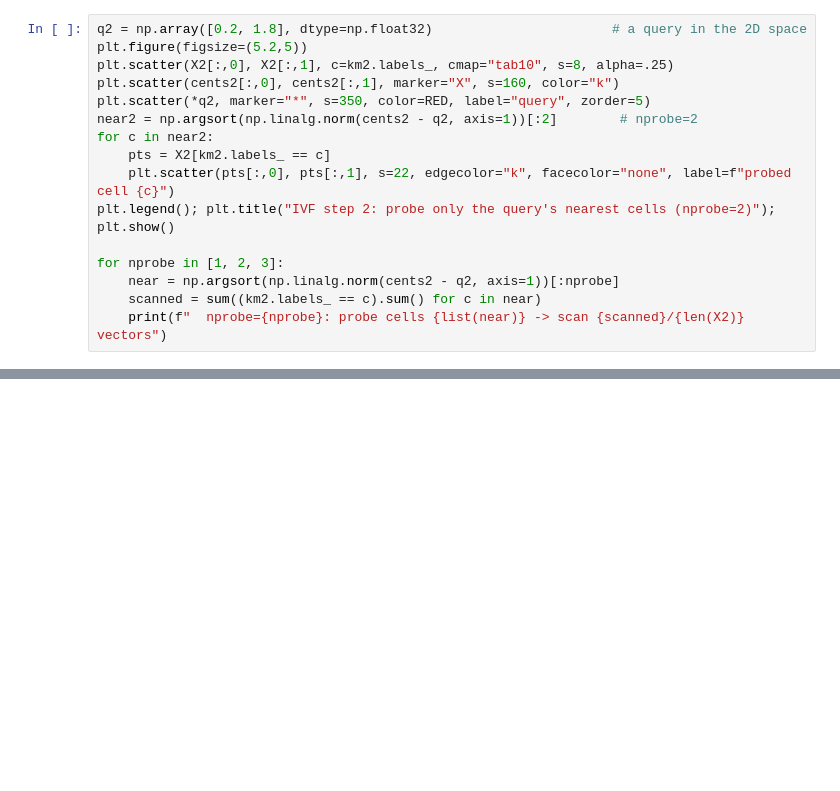
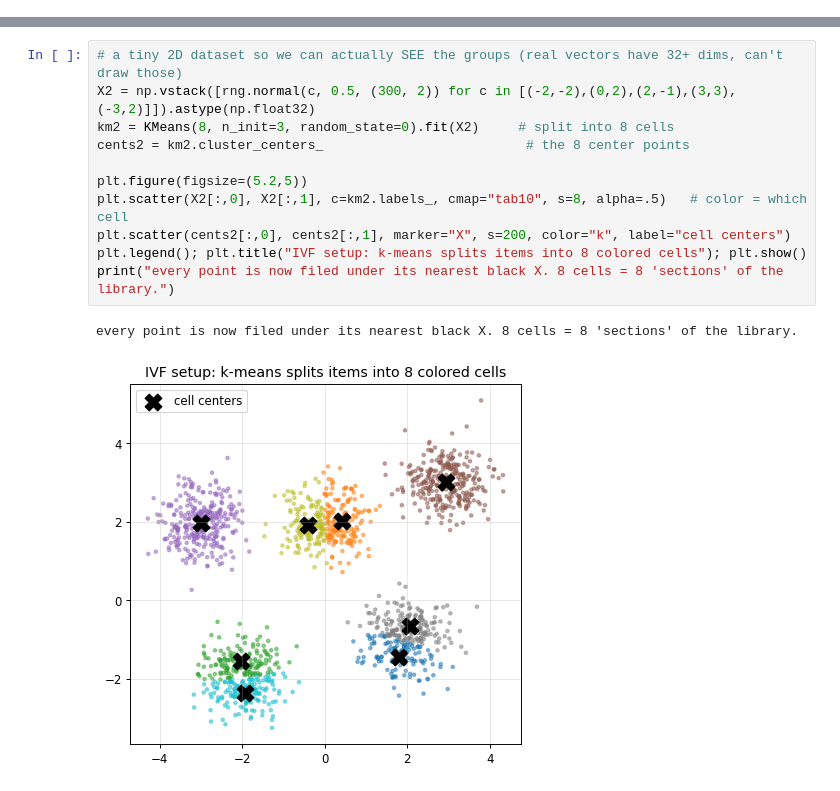
Before and after one commit to niamleeson/ml-math, a Jupyter notebook: afp/notebooks/M13-ann-vector-search.ipynb, the cells around one changed output, grey strips where cells are left out. Cells and saved outputs as stored; diff of their text form; blank space fills up the shorter version.

```diff
--- a/afp/notebooks/M13-ann-vector-search.ipynb
+++ b/afp/notebooks/M13-ann-vector-search.ipynb
@@ -132,16 +0,0 @@ recall, higher latency. Watch how much gets scanned as `nprobe` grows.
-# %%
-q2 = np.array([0.2, 1.8], dtype=np.float32)                       # a query in the 2D space
-plt.figure(figsize=(5.2,5))
-plt.scatter(X2[:,0], X2[:,1], c=km2.labels_, cmap="tab10", s=8, alpha=.25)
-plt.scatter(cents2[:,0], cents2[:,1], marker="X", s=160, color="k")
-plt.scatter(*q2, marker="*", s=350, color=RED, label="query", zorder=5)
-near2 = np.argsort(np.linalg.norm(cents2 - q2, axis=1))[:2]        # nprobe=2
-for c in near2:
-    pts = X2[km2.labels_ == c]
-    plt.scatter(pts[:,0], pts[:,1], s=22, edgecolor="k", facecolor="none", label=f"probed cell {c}")
-plt.legend(); plt.title("IVF step 2: probe only the query's nearest cells (nprobe=2)"); plt.show()
-
-for nprobe in [1, 2, 3]:
-    near = np.argsort(np.linalg.norm(cents2 - q2, axis=1))[:nprobe]
-    scanned = sum((km2.labels_ == c).sum() for c in near)
-    print(f"  nprobe={nprobe}: probe cells {list(near)} -> scan {scanned}/{len(X2)} vectors")
@@ -530,0 +164,14 @@ are M11's embeddings, trained as **contrastive encoders** — the subject of **M
+# %%
+# a tiny 2D dataset so we can actually SEE the groups (real vectors have 32+ dims, can't draw those)
+X2 = np.vstack([rng.normal(c, 0.5, (300, 2)) for c in [(-2,-2),(0,2),(2,-1),(3,3),(-3,2)]]).astype(np.float32)
+km2 = KMeans(8, n_init=3, random_state=0).fit(X2)     # split into 8 cells
+cents2 = km2.cluster_centers_                          # the 8 center points
+
+plt.figure(figsize=(5.2,5))
+plt.scatter(X2[:,0], X2[:,1], c=km2.labels_, cmap="tab10", s=8, alpha=.5)   # color = which cell
+plt.scatter(cents2[:,0], cents2[:,1], marker="X", s=200, color="k", label="cell centers")
+plt.legend(); plt.title("IVF setup: k-means splits items into 8 colored cells"); plt.show()
+print("every point is now filed under its nearest black X. 8 cells = 8 'sections' of the library.")
+# %% [output]
+every point is now filed under its nearest black X. 8 cells = 8 'sections' of the library.
+[figure, added]
```
Also changed, not shown: parts of 104 cells of this notebook, 1 other file.
